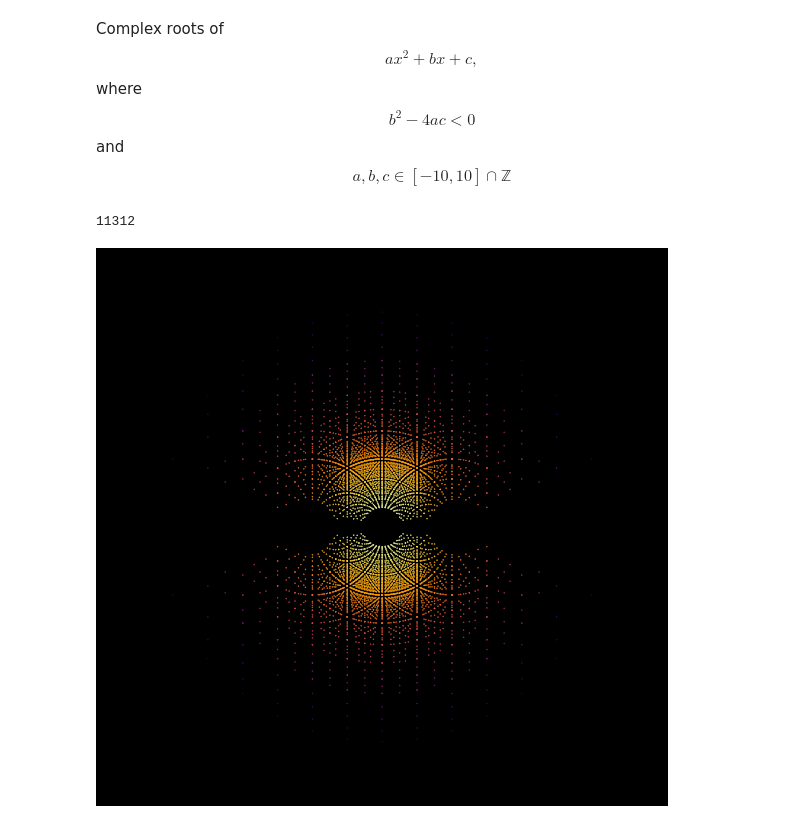
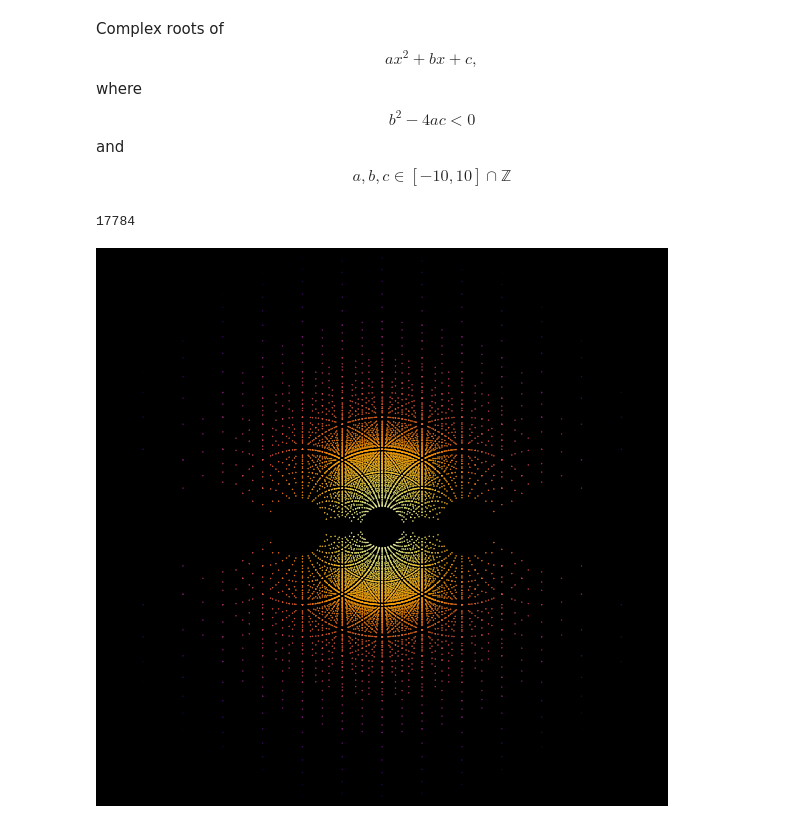
Before and after one commit to evilpegasus/matplotlib-art, a Jupyter notebook: roots_plot.ipynb, the cells around one changed output. Saved outputs shown, nothing was run; the diff lists cells and outputs as text; code cells hidden in the pictures.

```diff
--- a/roots_plot.ipynb
+++ b/roots_plot.ipynb
@@ -9,7 +9,7 @@ where
 $$b^2 - 4ac < 0$$
 and $$a, b, c \in [-10, 10] \cap \mathbb{Z}$$
 # %%
-low = -12
+low = -14
 high = -low + 1
 
 roots = []
@@ -23,14 +23,14 @@ reals = np.array([item for sublist in [root.real for root in roots] for item in
 imags = np.array([item for sublist in [root.imag for root in roots] for item in sublist])
 print(len(reals))
 # %% [output]
-11312
+17784
 # %%
 fig = plt.figure(figsize=(10, 10), facecolor='black')
-plt.xlim(-4, 4)
-plt.ylim(-4, 4)
+plt.xlim(-3.5, 3.5)
+plt.ylim(-3.5, 3.5)
 plt.axis('off')
 plt.scatter(reals, imags, s=0.1, cmap="inferno_r", c=np.sqrt(reals**2 + imags**2))
 
 fig.savefig('output/roots.png', dpi=800, facecolor=fig.get_facecolor(), edgecolor='none')
 # %% [output]
-[figure, old version]
+[figure, new version]
```
Also changed, not shown: 1 other file.
